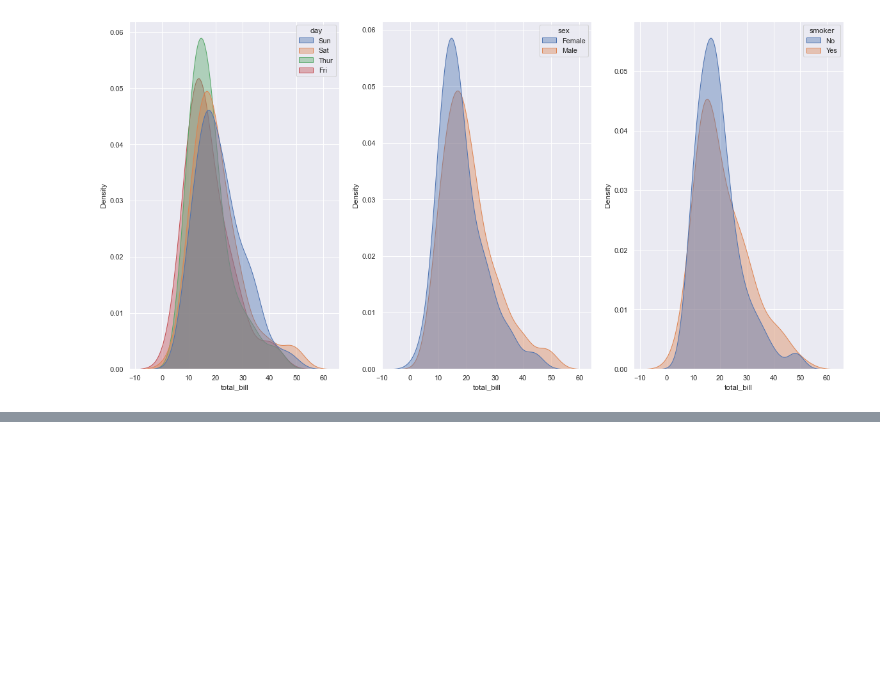
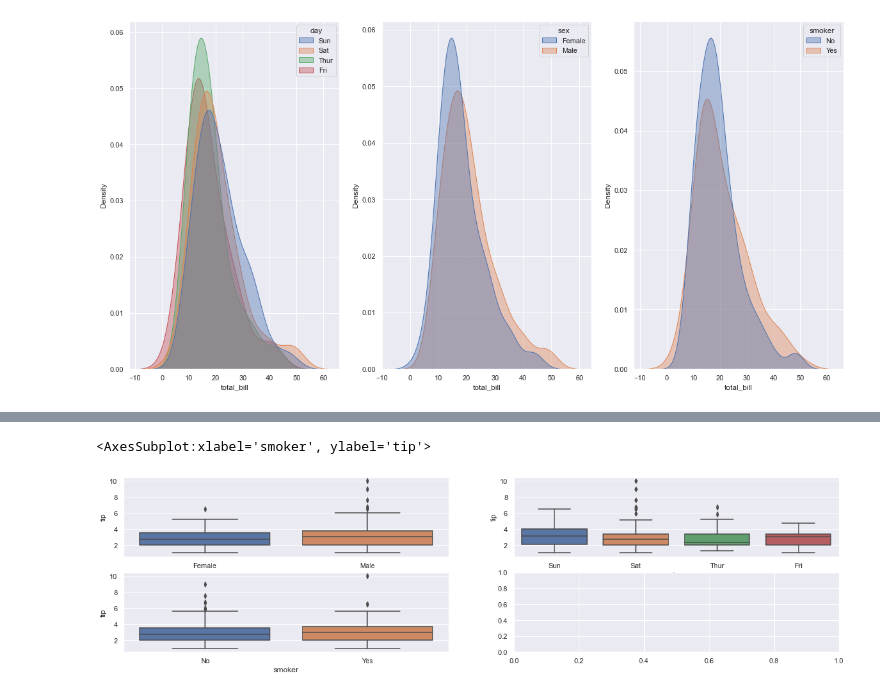
Before and after one commit to gacheru101/Tip-prediction, a Jupyter notebook: Data visualization- Distribution Plots.ipynb, the cells around one changed output, grey strips where cells are left out. Cells and saved outputs as stored; diff of their text form; code cells hidden in the pictures; blank space fills up the shorter version.

```diff
--- a/Data visualization- Distribution Plots.ipynb
+++ b/Data visualization- Distribution Plots.ipynb
@@ -99,0 +103,15 @@ sns.histplot(data=df, x="petal_width", kde=True, color="teal", ax=axs[1, 1])
+# %%
+#A boxplot summarizes the distribution of a numeric variable for one or several groups.
+#It allows to quickly get the median, quartiles and outliers but also hides the dataset individual data points.
+#In python, boxplots are most of time done thanks to the boxplot function of the Seaborn library.
+fig, axes = plt.subplots(2, 2)
+sns.set(rc = {'figure.figsize':(20,10)})
+
+#create boxplot in each subplot
+sns.boxplot(data=mydata, x='sex', y='tip', ax=axes[0,0])
+sns.boxplot(data=mydata, x='day', y='tip', ax=axes[0,1])
+sns.boxplot(data=mydata, x='smoker', y='tip', ax=axes[1,0])
+#sns.boxplot(data=mydata, x='total_bill', y='tip', ax=axes[1,1])
+# %% [output]
+<AxesSubplot:xlabel='smoker', ylabel='tip'>
+[figure, added]
```
Also changed, not shown: parts of 8 cells of this notebook.
